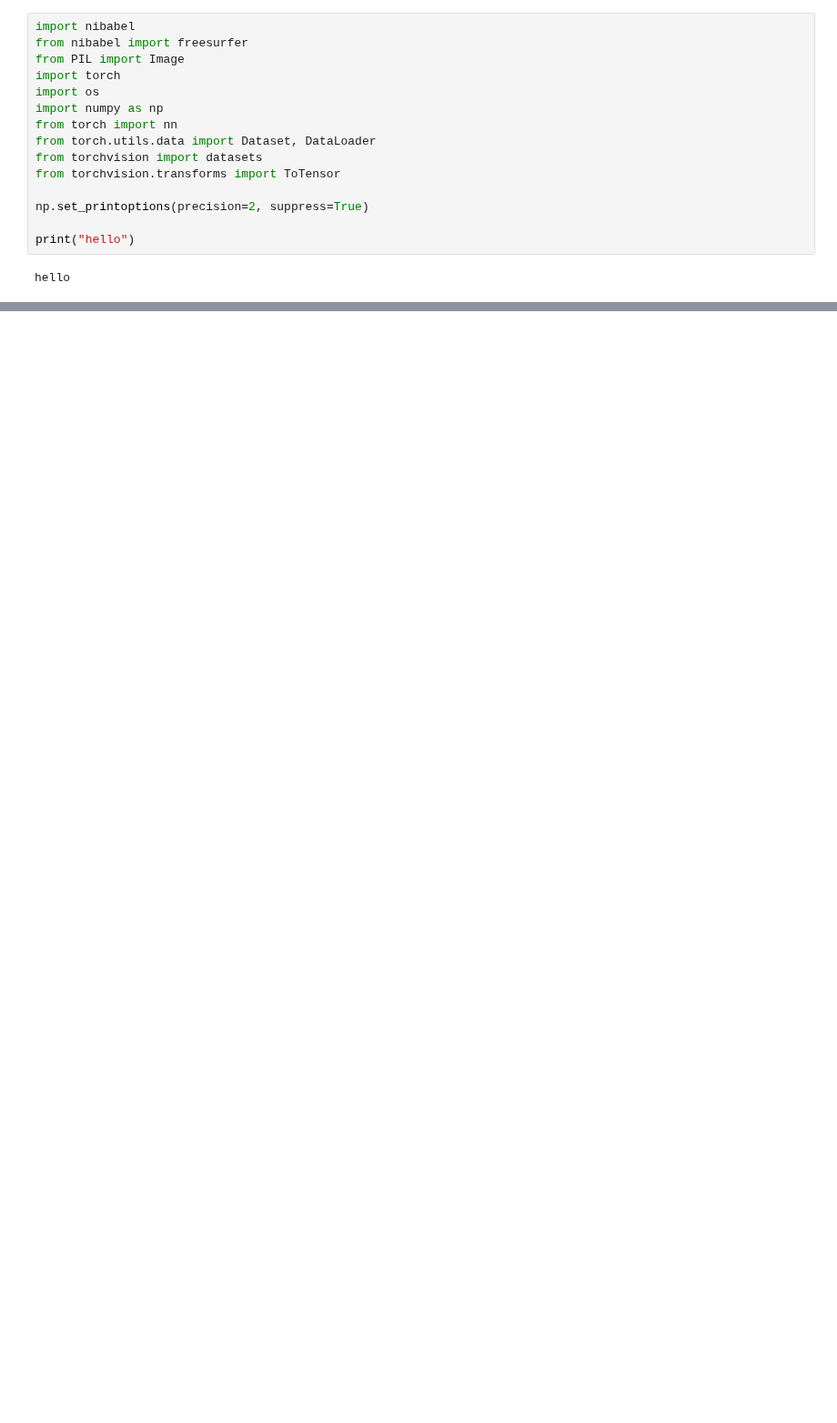
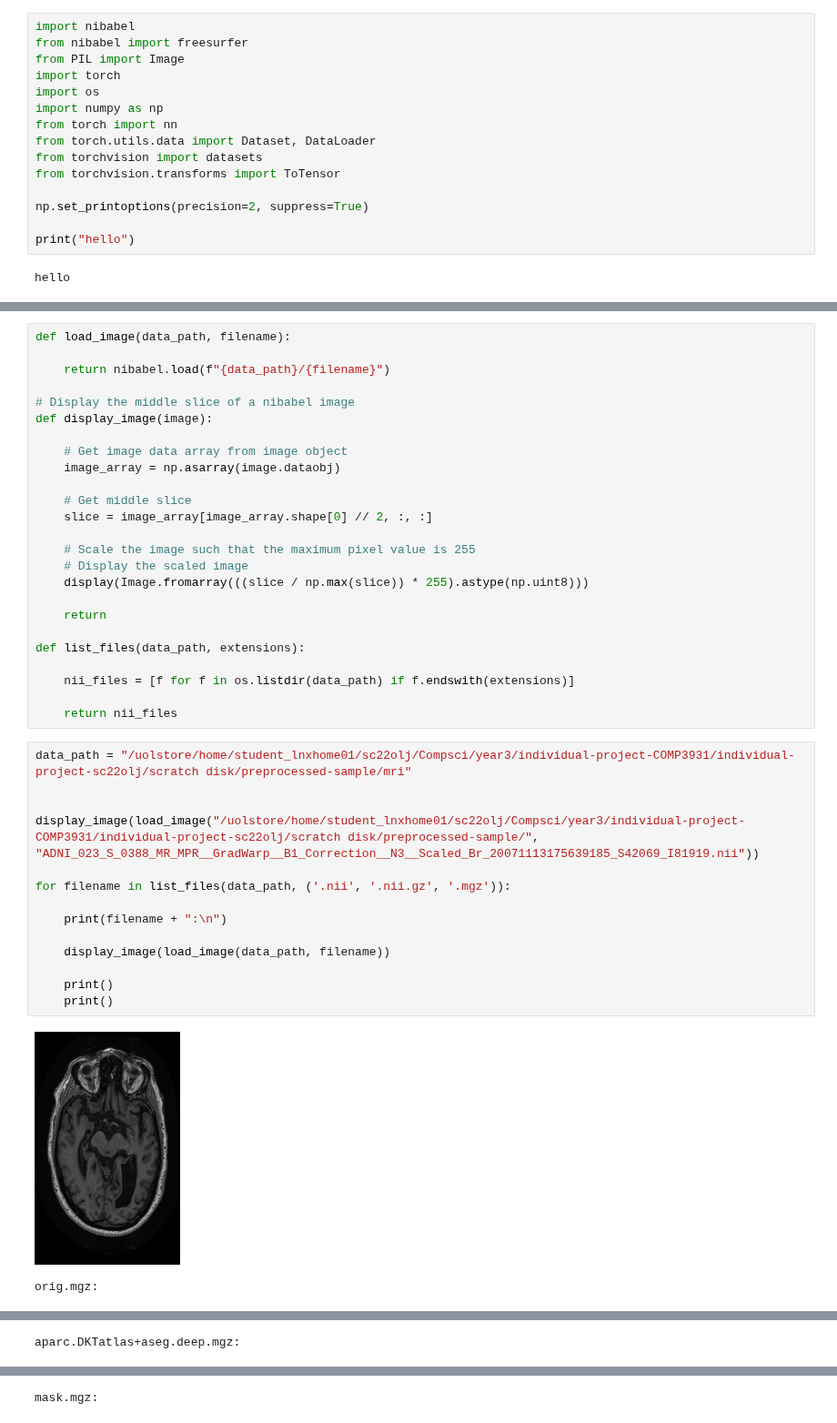
Before and after one commit to oscarlloydjohn/lloyd-john-MIUA-2025, a Jupyter notebook: cnn.ipynb, the cells around one changed output, grey strips where cells are left out. Shown at 91% size. Cells and saved outputs as stored; diff of their text form; blank space fills up the shorter version.

```diff
--- a/cnn.ipynb
+++ b/cnn.ipynb
@@ -127,0 +18,42 @@ scaled
+# %%
+def load_image(data_path, filename):
+
+    return nibabel.load(f"{data_path}/{filename}")
+
+# Display the middle slice of a nibabel image
+def display_image(image):
+
+    # Get image data array from image object
+    image_array = np.asarray(image.dataobj)
+
+    # Get middle slice
+    slice = image_array[image_array.shape[0] // 2, :, :]
+
+    # Scale the image such that the maximum pixel value is 255
+    # Display the scaled image
+    display(Image.fromarray(((slice / np.max(slice)) * 255).astype(np.uint8)))
+
+    return
+
+def list_files(data_path, extensions):
+
+    nii_files = [f for f in os.listdir(data_path) if f.endswith(extensions)]
+
+    return nii_files
+# %%
+data_path = "/uolstore/home/student_lnxhome01/sc22olj/Compsci/year3/individual-project-COMP3931/individual-project-sc22olj/scratch disk/preprocessed-sample/mri"
+
+
+display_image(load_image("/uolstore/home/student_lnxhome01/sc22olj/Compsci/year3/individual-project-COMP3931/individual-project-sc22olj/scratch disk/preprocessed-sample/", "ADNI_023_S_0388_MR_MPR__GradWarp__B1_Correction__N3__Scaled_Br_20071113175639185_S42069_I81919.nii"))
+
+for filename in list_files(data_path, ('.nii', '.nii.gz', '.mgz')):
+
+    print(filename + ":\n")
+
+    display_image(load_image(data_path, filename))
+
+    print()
+    print()
+# %% [output]
+[figure, added]
+orig.mgz:
@@ -127,0 +61 @@ scaled
+aparc.DKTatlas+aseg.deep.mgz:
@@ -127,0 +63 @@ scaled
+mask.mgz:
```
Also changed, not shown: parts of 4 cells of this notebook, 7 other files.
